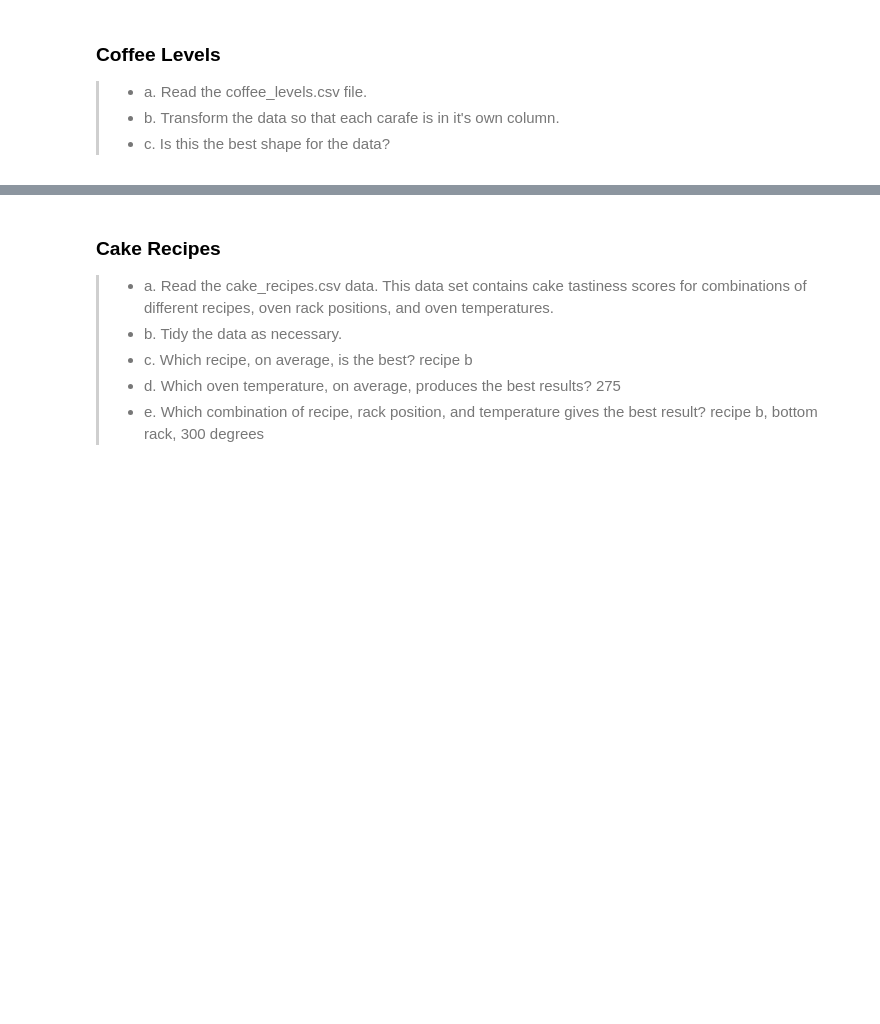
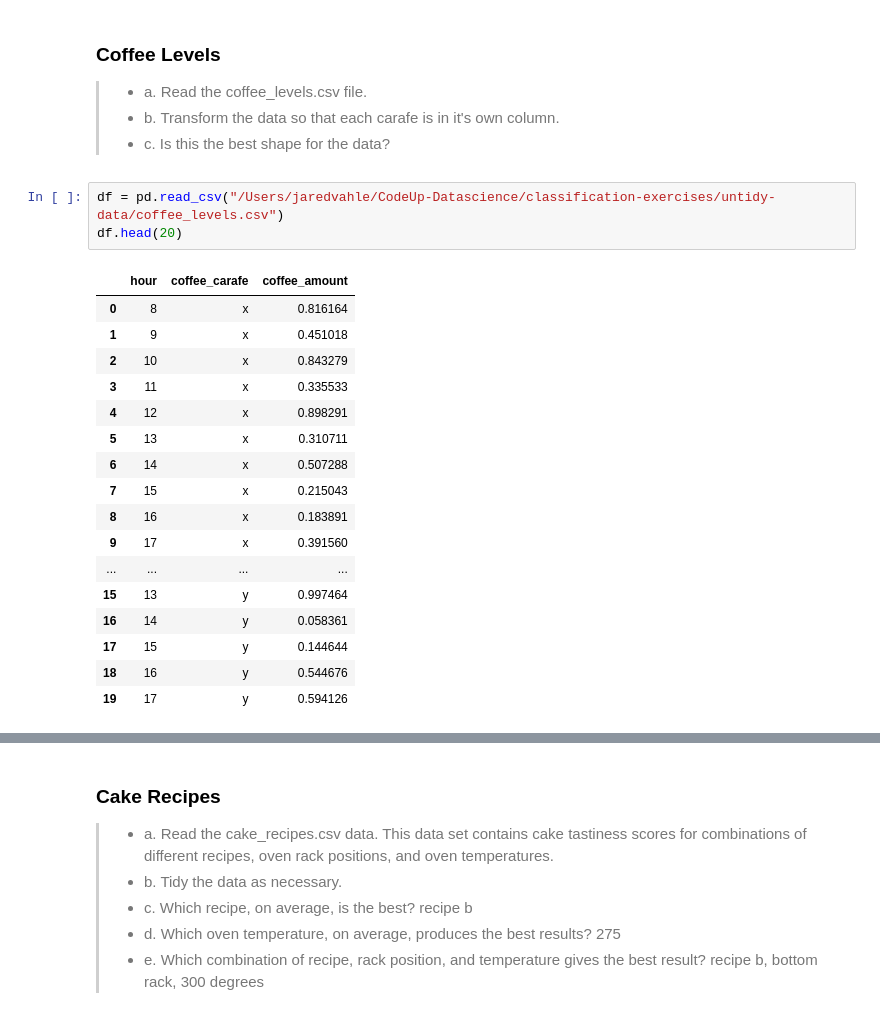
Before and after one commit to JaredVahle/classification-exercises, a Jupyter notebook: tidy_data.ipynb, the cells around one changed output, grey strips where cells are left out. Saved outputs shown, nothing was run; the diff lists cells and outputs as text; blank space fills up the shorter version.

```diff
--- a/tidy_data.ipynb
+++ b/tidy_data.ipynb
@@ -23,3 +66,24 @@ df_attendance
 >- a. Read the coffee_levels.csv file.
 >- b. Transform the data so that each carafe is in it's own column.
 >- c. Is this the best shape for the data?
+# %%
+df = pd.read_csv("/Users/jaredvahle/CodeUp-Datascience/classification-exercises/untidy-data/coffee_levels.csv")
+df.head(20)
+# %% [output]
+|  | hour | coffee_carafe | coffee_amount |
+| 0 | 8 | x | 0.816164 |
+| 1 | 9 | x | 0.451018 |
+| 2 | 10 | x | 0.843279 |
+| 3 | 11 | x | 0.335533 |
+| 4 | 12 | x | 0.898291 |
+| 5 | 13 | x | 0.310711 |
+| 6 | 14 | x | 0.507288 |
+| 7 | 15 | x | 0.215043 |
+| 8 | 16 | x | 0.183891 |
+| 9 | 17 | x | 0.391560 |
+| ... | ... | ... | ... |
+| 15 | 13 | y | 0.997464 |
+| 16 | 14 | y | 0.058361 |
+| 17 | 15 | y | 0.144644 |
+| 18 | 16 | y | 0.544676 |
+| 19 | 17 | y | 0.594126 |
```
Also changed, not shown: parts of 15 cells of this notebook.
